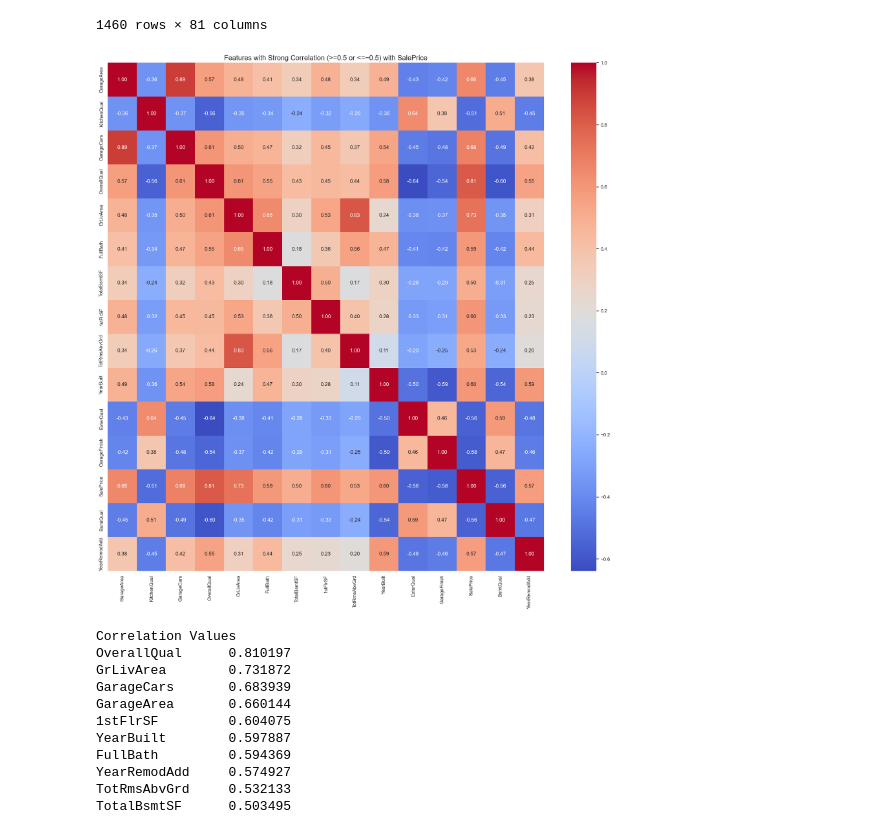
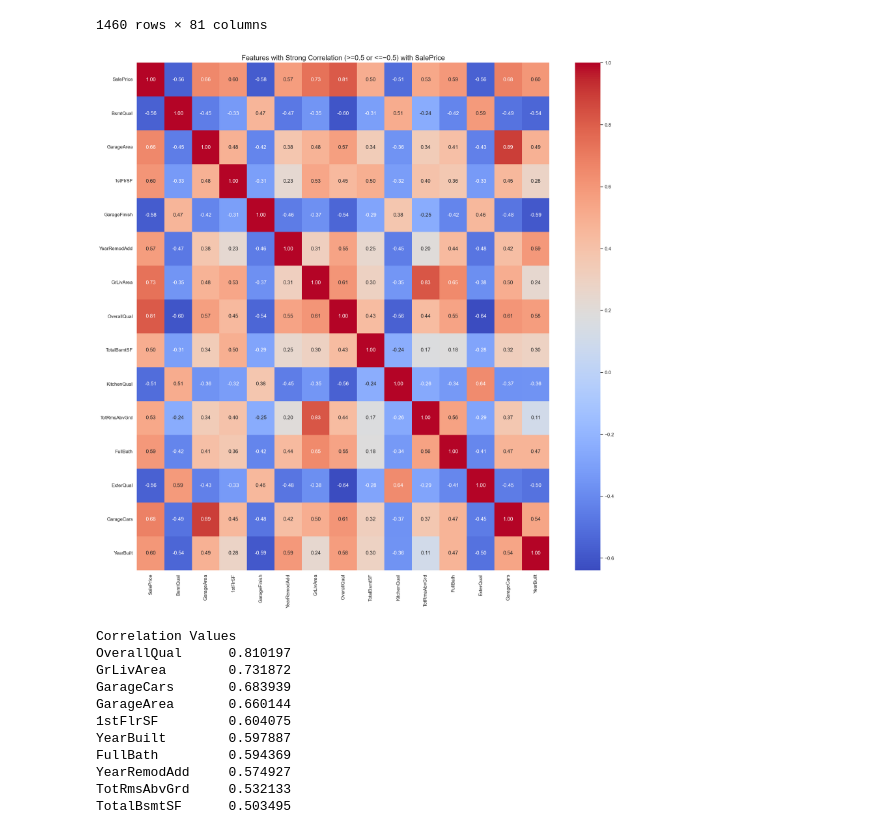
Before and after one commit to aishwaryamathuria/NWU_MSDS422_Assignment_3, a Jupyter notebook: Mathuria_Assignment_3_House_Prices.ipynb, the cells around one changed output. Cells and saved outputs as stored; diff of their text form; code cells hidden in the pictures.

```diff
--- a/Mathuria_Assignment_3_House_Prices.ipynb
+++ b/Mathuria_Assignment_3_House_Prices.ipynb
@@ -589,23 +593,20 @@ df_original = df_train.copy()
 df_test_original = df_test.copy()
 # %%
 # Plotting correlation matrix of all values with high correlation with SalePrice
-df_encoded = pd.get_dummies(df_train.copy(), drop_first=True)
-
-# Correlation matrix
-corr_matrix = df_encoded.corr()
+corr_matrix = df_train.corr()
 
 # Filter features with strong correlation with SalePrice
 strong_corr = corr_matrix['SalePrice'][(corr_matrix['SalePrice'] >= 0.5) | (corr_matrix['SalePrice'] <= -0.5)].index.tolist()
 selected_features = list(set(strong_corr))
 filtered_corr = corr_matrix.loc[selected_features, selected_features]
 
 # Plot heatmap
 plt.figure(figsize=(18, 18))
 sns.heatmap(filtered_corr, annot=True, fmt=".2f", cmap='coolwarm')
 plt.title("Features with Strong Correlation (>=0.5 or <=−0.5) with SalePrice", fontsize=16)
 plt.tight_layout()
 plt.show()
 # %% [output]
-[figure, old version]
+[figure, new version]
 # %%
 print("Correlation Values")
```
Also changed, not shown: parts of 9 cells of this notebook.
